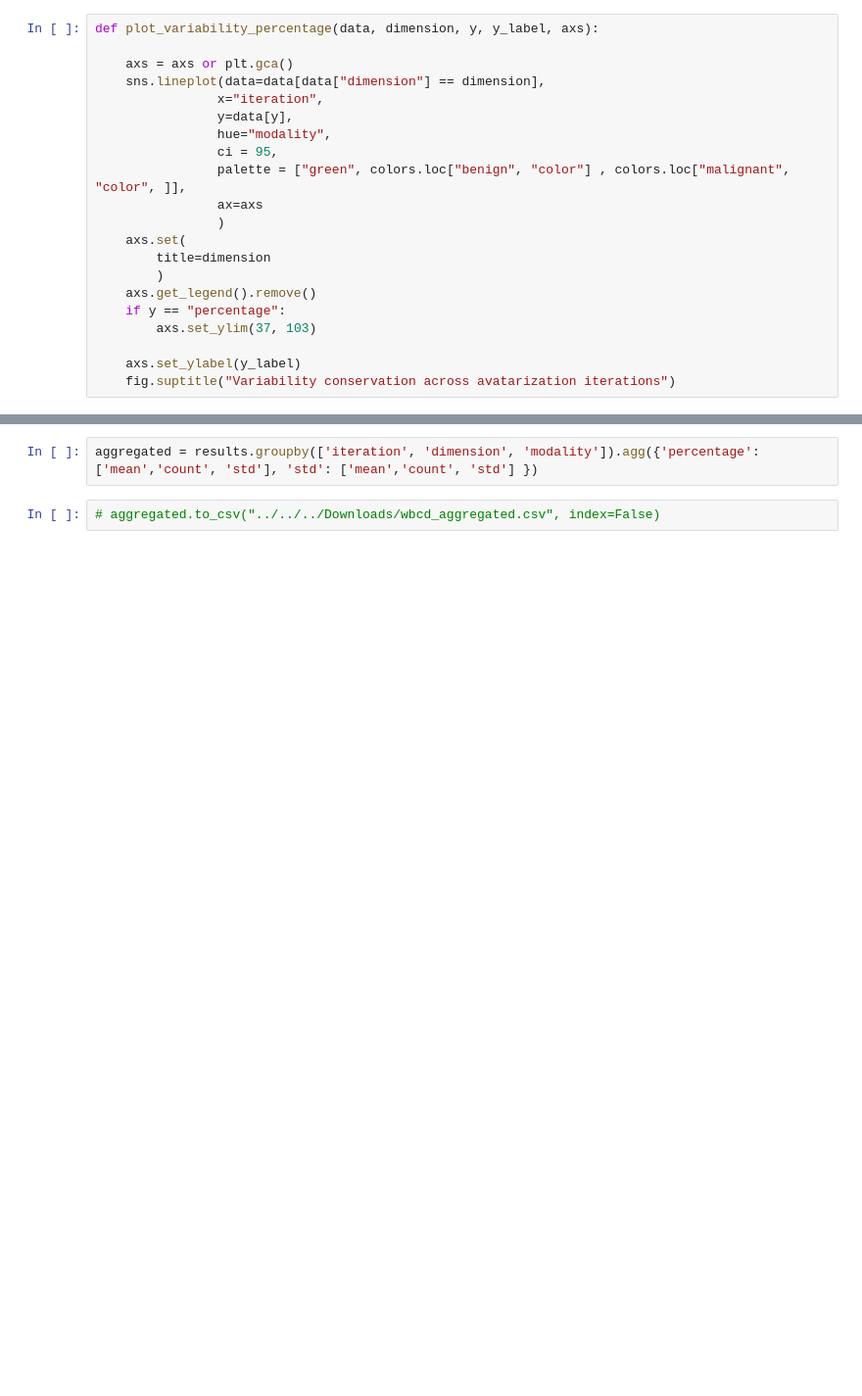
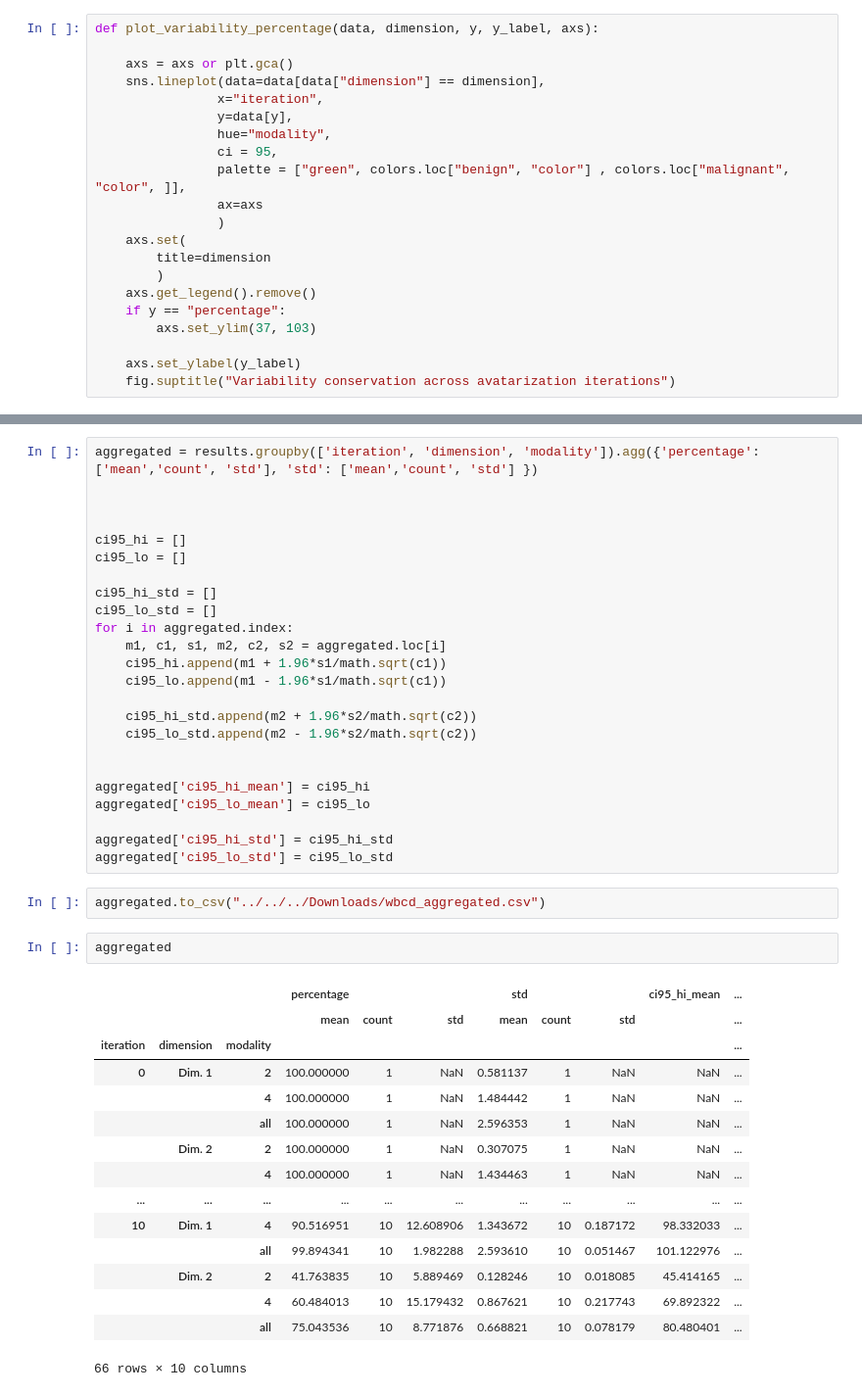
Before and after one commit to octopize/avatar-paper, a Jupyter notebook: notebooks/final_figure/2.Iteration_WBCD.ipynb, the cells around one changed output, grey strips where cells are left out. Shown at 98% size. Cells and saved outputs as stored; diff of their text form; blank space fills up the shorter version.

```diff
--- a/notebooks/final_figure/2.Iteration_WBCD.ipynb
+++ b/notebooks/final_figure/2.Iteration_WBCD.ipynb
@@ -326,4 +324,44 @@ plt.show()
-# %%
-aggregated = results.groupby(['iteration', 'dimension', 'modality']).agg({'percentage': ['mean','count', 'std'], 'std': ['mean','count', 'std'] })
+# %%
+aggregated = results.groupby(['iteration', 'dimension', 'modality']).agg({'percentage': ['mean','count', 'std'], 'std': ['mean','count', 'std'] })
+
+
+
+ci95_hi = []
+ci95_lo = []
+
+ci95_hi_std = []
+ci95_lo_std = []
+for i in aggregated.index:
+    m1, c1, s1, m2, c2, s2 = aggregated.loc[i]
+    ci95_hi.append(m1 + 1.96*s1/math.sqrt(c1))
+    ci95_lo.append(m1 - 1.96*s1/math.sqrt(c1))
+
+    ci95_hi_std.append(m2 + 1.96*s2/math.sqrt(c2))
+    ci95_lo_std.append(m2 - 1.96*s2/math.sqrt(c2))
+
+
+aggregated['ci95_hi_mean'] = ci95_hi
+aggregated['ci95_lo_mean'] = ci95_lo
+
+aggregated['ci95_hi_std'] = ci95_hi_std
+aggregated['ci95_lo_std'] = ci95_lo_std
 # %%
-# aggregated.to_csv("../../../Downloads/wbcd_aggregated.csv", index=False)
+aggregated.to_csv("../../../Downloads/wbcd_aggregated.csv")
+# %%
+aggregated
+# %% [output]
+|  |  |  | percentage |  |  | std |  |  | ci95_hi_mean | ... |
+|  |  |  | mean | count | std | mean | count | std |  | ... |
+| iteration | dimension | modality |  |  |  |  |  |  |  | ... |
+| 0 | Dim. 1 | 2 | 100.000000 | 1 | NaN | 0.581137 | 1 | NaN | NaN | ... |
+|  |  | 4 | 100.000000 | 1 | NaN | 1.484442 | 1 | NaN | NaN | ... |
+|  |  | all | 100.000000 | 1 | NaN | 2.596353 | 1 | NaN | NaN | ... |
+|  | Dim. 2 | 2 | 100.000000 | 1 | NaN | 0.307075 | 1 | NaN | NaN | ... |
+|  |  | 4 | 100.000000 | 1 | NaN | 1.434463 | 1 | NaN | NaN | ... |
+| ... | ... | ... | ... | ... | ... | ... | ... | ... | ... | ... |
+| 10 | Dim. 1 | 4 | 90.516951 | 10 | 12.608906 | 1.343672 | 10 | 0.187172 | 98.332033 | ... |
+|  |  | all | 99.894341 | 10 | 1.982288 | 2.593610 | 10 | 0.051467 | 101.122976 | ... |
+|  | Dim. 2 | 2 | 41.763835 | 10 | 5.889469 | 0.128246 | 10 | 0.018085 | 45.414165 | ... |
+|  |  | 4 | 60.484013 | 10 | 15.179432 | 0.867621 | 10 | 0.217743 | 69.892322 | ... |
+|  |  | all | 75.043536 | 10 | 8.771876 | 0.668821 | 10 | 0.078179 | 80.480401 | ... |
+66 rows × 10 columns
```
Also changed, not shown: parts of 2 cells of this notebook, 4 other files.
